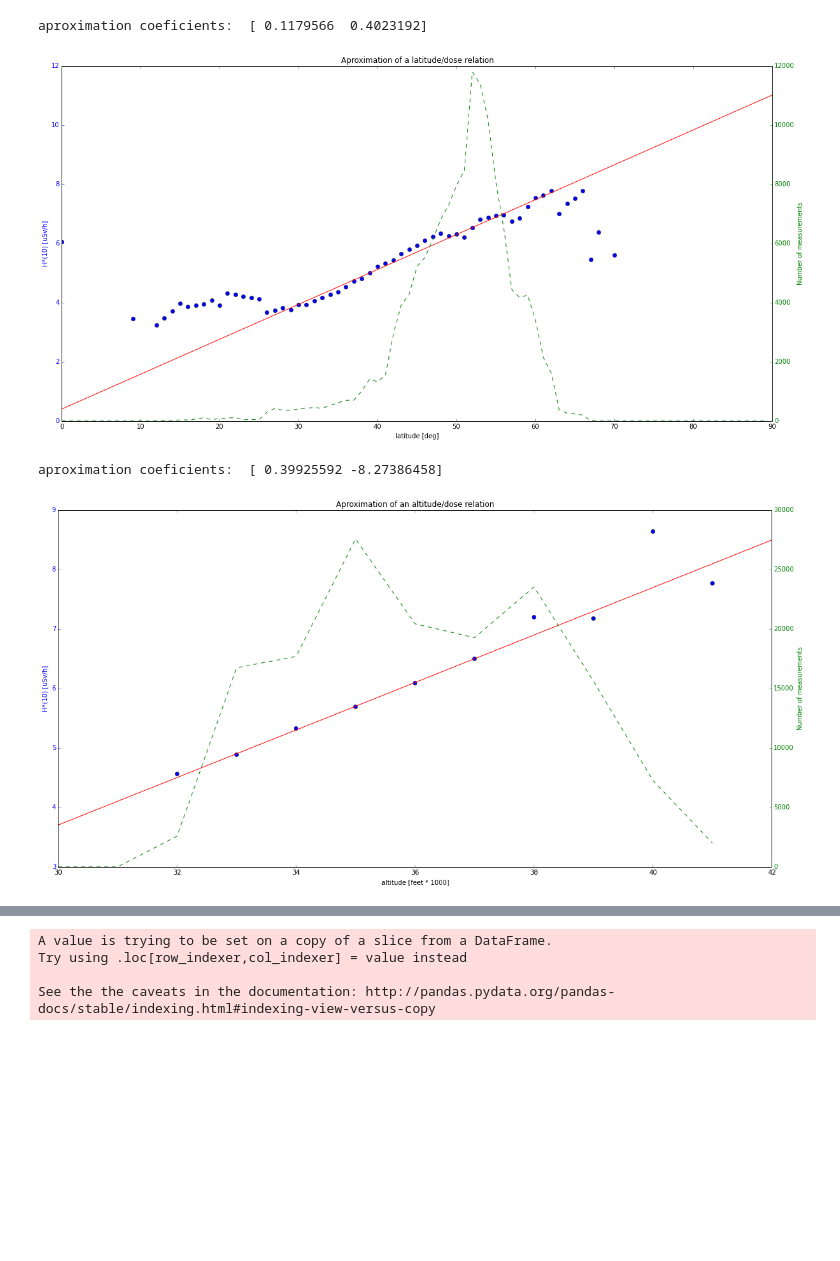
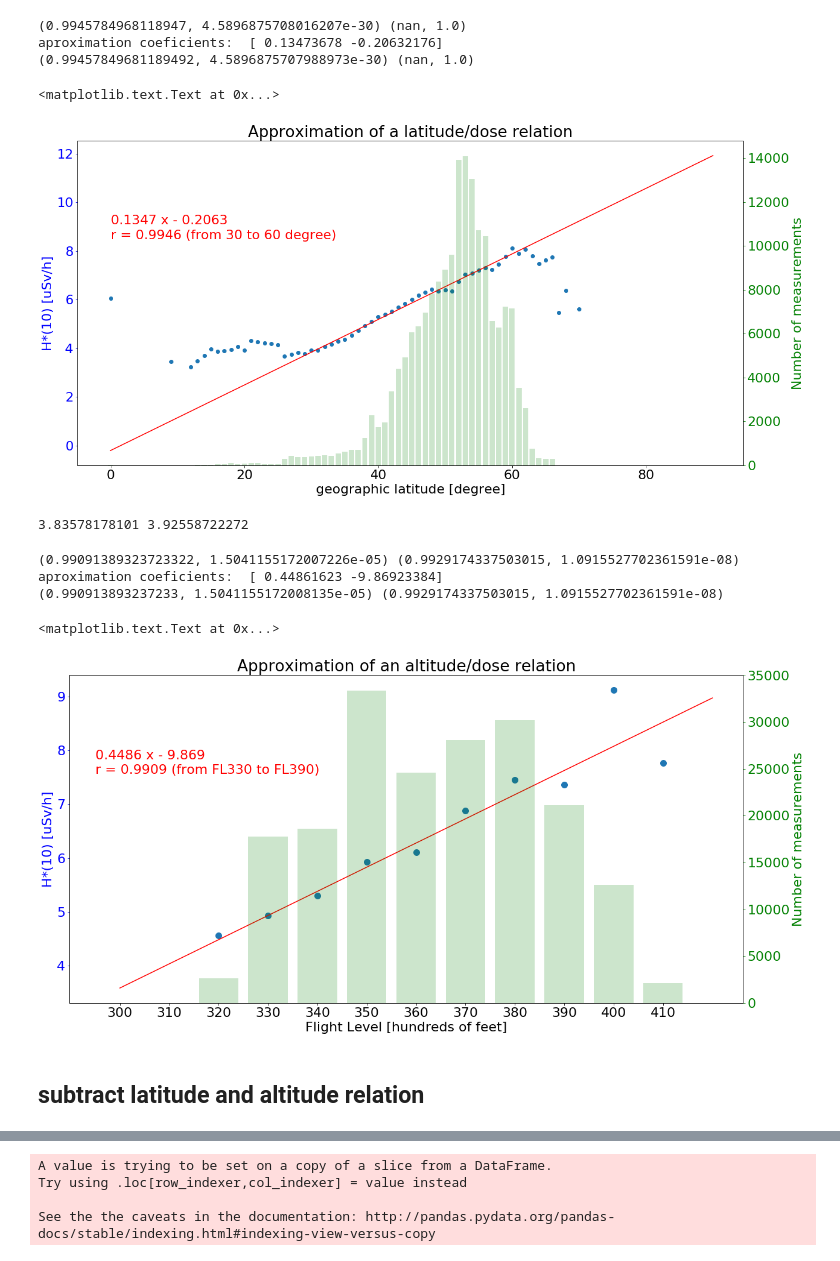
Before and after one commit to ODZ-UJF-AV-CR/liulin, a Jupyter notebook: FDoldstyle_alldata.ipynb, the cells around one changed output, grey strips where cells are left out. Drawn from its saved outputs; the diff is of its cells as text; code cells hidden in the pictures; blank space fills up the shorter version.

```diff
--- a/FDoldstyle_alldata.ipynb
+++ b/FDoldstyle_alldata.ipynb
@@ -27,10 +27,10 @@ df = pd.read_csv(filename,delimiter='\t', header=0, usecols=['date','lat','alt',
 # find latitude relation
 
 plt.figure(figsize=(20, 10))
+matplotlib.rcParams.update({'font.size': 22})
 
 lat_rad = np.zeros(90)
 lat_num = np.zeros(90)
-
 
 # sum radiation for one degree
 for i in range(len(df)):
@@ -45,61 +45,102 @@ for i in range(90):
 
 plt.plot(lat_rad[0:90],'o')
 
-pf_coef = np.polyfit(range(30,60),lat_rad[range(30,60)],1)     # linear aproximation
+pf_coef = np.polyfit(range(30,61),lat_rad[range(30,61)],1)     # linear aproximation
+r = pearsonr(range(30,61),lat_rad[range(30,61)])
+rr = pearsonr(range(0,70),lat_rad[range(0,70)])
 
+print r, rr
 print 'aproximation coeficients: ', pf_coef    # aproximation coeficients
 
 p = (np.poly1d(pf_coef))
+r = pearsonr(p(range(30,61)),lat_rad[range(30,61)])
+print r, rr
 
 plt.plot(sy.linspace(0,90), p(sy.linspace(0,90)), 'r-')
-plt.xlabel('latitude [deg]')
+plt.xlabel('geographic latitude [degree]')
 plt.ylabel('H*(10) [uSv/h]', color='blue')
 plt.tick_params(axis='y', colors='blue')
-plt.title('Aproximation of a latitude/dose relation')
+plt.title('Approximation of a latitude/dose relation')
 plt.twinx()
-plt.plot(lat_num, linestyle='--', color='green')
+#plt.plot(lat_num, linestyle='--', color='green')
+plt.bar(range(0,80),lat_num[range(0,80)], color='green', alpha=0.2)
+
 plt.ylabel('Number of measurements',color='green')
 plt.tick_params(axis='y', colors='green')
+plt.text(0,11000,np.poly1d(pf_coef),color='r')
+plt.text(0,10300,'r = ' + str(round(r[0],4)) + ' (from 30 to 60 degree)',color='r')
 # %% [output]
-aproximation coeficients:  [ 0.1179566  0.4023192]
+(0.9945784968118947, 4.5896875708016207e-30) (nan, 1.0)
+aproximation coeficients:  [ 0.13473678 -0.20632176]
+(0.99457849681189492, 4.5896875707988973e-30) (nan, 1.0)
+<matplotlib.text.Text at 0x...>
-[figure, old version]
+[figure, new version]
+# %%
+print p(30), lat_rad[30]
+# %% [output]
+3.83578178101 3.92558722272
 # %%
 # find altitude relation
 
 plt.figure(figsize=(20, 10))
+matplotlib.rcParams.update({'font.size': 22})
 #%pylab qt
 alt_rad = np.zeros(42)
 alt_num = np.zeros(42)
 
 
 # sum radiation for layers per 1000-th feet
 for i in range(len(df)):
     if (df['H'][i]) > 3:
         if (df['alt'][i]) > 32000:
             alt_rad[int(round(df['alt'][i] / 1000))] += df['H'][i]
             alt_num[int(round(df['alt'][i] / 1000))] += 1
 
 # average calculation
 for i in range(len(alt_rad)):
     alt_rad[i] /= alt_num[i]
 
-plt.plot(alt_rad,'o')
+plt.xlabel('Flight Level [hundreds of feet]')
+plt.tick_params(axis='y', colors='blue')#, which='both', width=3, labelleft='on', labelright='off', left='on', right='off')
+plt.plot(alt_rad,'o', markersize=10)
 
-ppf_coef = np.polyfit(range(33,38),alt_rad[range(33,38)],1)       # linear aproximation
+ppf_coef = np.polyfit(range(33,40),alt_rad[range(33,40)],1)       # linear aproximation
+r = pearsonr(range(33,40),lat_rad[range(33,40)])
+rr = pearsonr(range(32,42),lat_rad[range(32,42)])
 
+print r, rr
 print 'aproximation coeficients: ', ppf_coef       # aproximation coeficients
 
 pp = (np.poly1d(ppf_coef))
 
+r = pearsonr(p(range(33,40)),lat_rad[range(33,40)])
+rr = pearsonr(p(range(32,42)),lat_rad[range(32,42)])
+print r, rr
+
 plt.plot(sy.linspace(30,42), pp(sy.linspace(30,42)), 'r-')
-plt.xlabel('altitude [feet * 1000]')
 plt.ylabel('H*(10) [uSv/h]', color='blue')
-plt.tick_params(axis='y', colors='blue')
-plt.title('Aproximation of an altitude/dose relation')
+#plt.tick_params(axis='y', colors='blue')
+plt.title('Approximation of an altitude/dose relation')
+
+x = range(30,42)
+labels= map(str,range(300,420,10))
+plt.xticks(x, labels)
+
+
 plt.twinx()
-plt.plot(range(30,42), alt_num[range(30,42)], linestyle='--', color='green')
+
+#plt.plot(range(30,42), alt_num[range(30,42)], linestyle='--', color='green')
+plt.tick_params(axis='y', colors='green')#, which='both', width=3, labelleft='off', labelright='on', left='off', right='on')
+plt.bar(range(30,42), alt_num[range(30,42)], color='green', alpha=0.2)
 plt.ylabel('Number of measurements',color='green')
-plt.tick_params(axis='y', colors='green')
+#plt.tick_params(axis='y', colors='green')
+plt.text(29.5,26000,np.poly1d(ppf_coef),color='r')
+plt.text(29.5,24500,'r = ' + str(round(r[0],4)) + ' (from FL330 to FL390)',color='r')
 # %% [output]
-aproximation coeficients:  [ 0.39925592 -8.27386458]
+(0.99091389323723322, 1.5041155172007226e-05) (0.9929174337503015, 1.0915527702361591e-08)
+aproximation coeficients:  [ 0.44861623 -9.86923384]
+(0.990913893237233, 1.5041155172008135e-05) (0.9929174337503015, 1.0915527702361591e-08)
+<matplotlib.text.Text at 0x...>
-[figure, old version]
+[figure, new version]
+# %% [markdown]
+## subtract latitude and altitude relation
```
Also changed, not shown: parts of 5 cells of this notebook, 12 other files.
